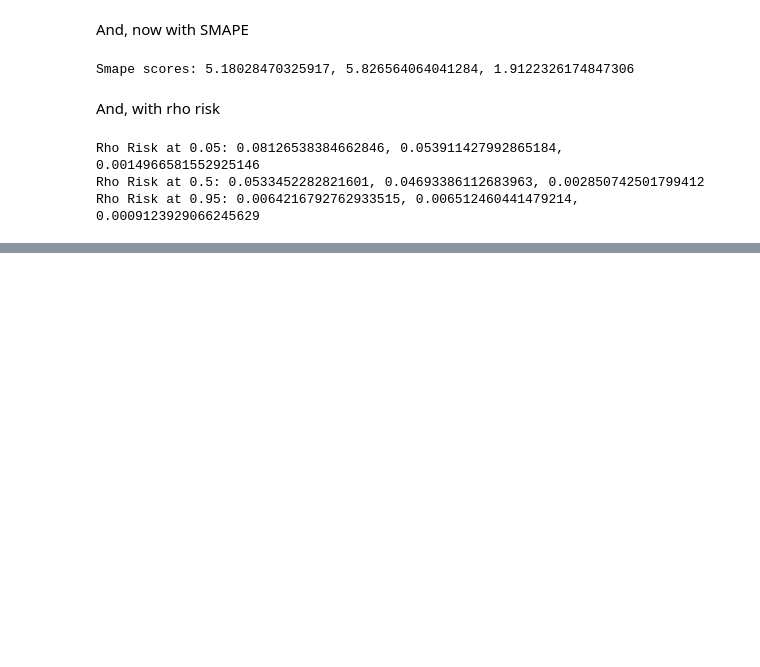
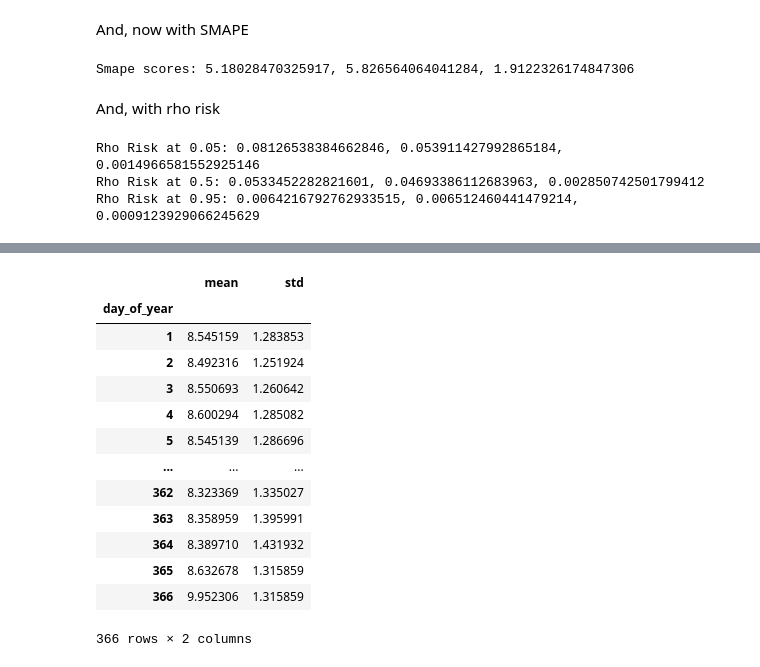
Before and after one commit to boettiger-lab/neon4cast-darts-submit, a Jupyter notebook: scoring_exploration.ipynb, the cells around one changed output, grey strips where cells are left out. Cells and saved outputs as stored; diff of their text form; code cells hidden in the pictures; blank space fills up the shorter version.

```diff
--- a/scoring_exploration.ipynb
+++ b/scoring_exploration.ipynb
@@ -486,0 +828,17 @@ Rho Risk at 0.95: 0.0064216792762933515, 0.006512460441479214, 0.000912392906624
+# %%
+historical_model.doy_df
+# %% [output]
+|  | mean | std |
+| day_of_year |  |  |
+| 1 | 8.545159 | 1.283853 |
+| 2 | 8.492316 | 1.251924 |
+| 3 | 8.550693 | 1.260642 |
+| 4 | 8.600294 | 1.285082 |
+| 5 | 8.545139 | 1.286696 |
+| ... | ... | ... |
+| 362 | 8.323369 | 1.335027 |
+| 363 | 8.358959 | 1.395991 |
+| 364 | 8.389710 | 1.431932 |
+| 365 | 8.632678 | 1.315859 |
+| 366 | 9.952306 | 1.315859 |
+366 rows × 2 columns
```
Also changed, not shown: parts of 8 cells of this notebook.
